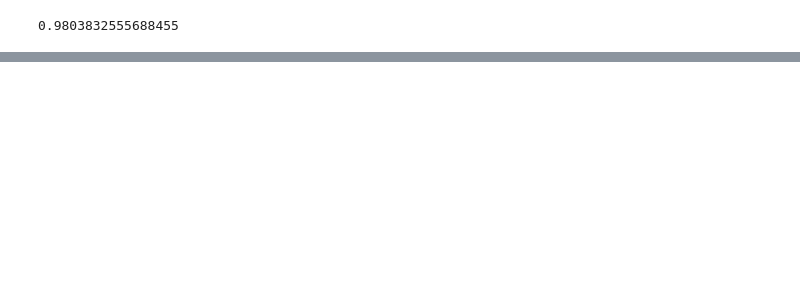
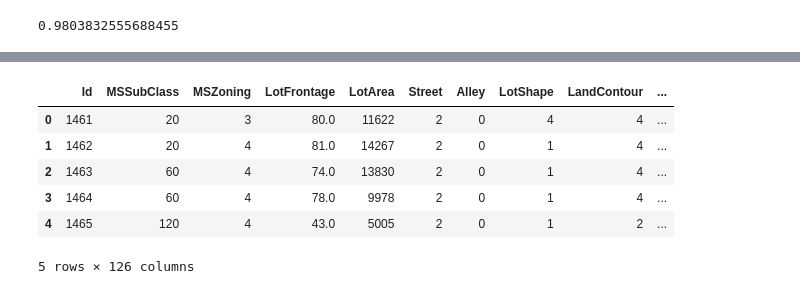
Before and after one commit to greigbingham/kaggle-house-prices, a Jupyter notebook: house_prices_notebook4.ipynb, the cells around one changed output, grey strips where cells are left out. Cells and saved outputs as stored; diff of their text form; code cells hidden in the pictures; blank space fills up the shorter version.

```diff
--- a/house_prices_notebook4.ipynb
+++ b/house_prices_notebook4.ipynb
@@ -339,0 +519,34 @@ model.score(df_tmp.drop("SalePrice", axis=1), df_tmp["SalePrice"])
+# %%
+def preprocess_data(df):
+    """
+    Performs transformations on df and returns transformed df.
+    """
+
+    # Fill the numeric rows with median
+    for label, content in df.items():
+        if pd.api.types.is_numeric_dtype(content):
+            if pd.isnull(content).sum():
+                # Add a binary column which tells us if the data was missing or not
+                df[label+"_is_missing"] = pd.isnull(content)
+                # Fill missing numeric values with median
+                df[label] = content.fillna(content.median())
+
+        # Filled categorical missing data and turn categories into numbers
+        if not pd.api.types.is_numeric_dtype(content):
+            df[label+"_is_missing"] = pd.isnull(content)
+            # We add +1 to the category code because pandas encodes missing categories as -1
+            df[label] = pd.Categorical(content).codes+1
+
+    return df
+# %%
+# Process the test data
+df_test = preprocess_data(df_test)
+df_test.head()
+# %% [output]
+|  | Id | MSSubClass | MSZoning | LotFrontage | LotArea | Street | Alley | LotShape | LandContour | ... |
+| 0 | 1461 | 20 | 3 | 80.0 | 11622 | 2 | 0 | 4 | 4 | ... |
+| 1 | 1462 | 20 | 4 | 81.0 | 14267 | 2 | 0 | 1 | 4 | ... |
+| 2 | 1463 | 60 | 4 | 74.0 | 13830 | 2 | 0 | 1 | 4 | ... |
+| 3 | 1464 | 60 | 4 | 78.0 | 9978 | 2 | 0 | 1 | 4 | ... |
+| 4 | 1465 | 120 | 4 | 43.0 | 5005 | 2 | 0 | 1 | 2 | ... |
+5 rows × 126 columns
```
Also changed, not shown: parts of 33 cells of this notebook.
